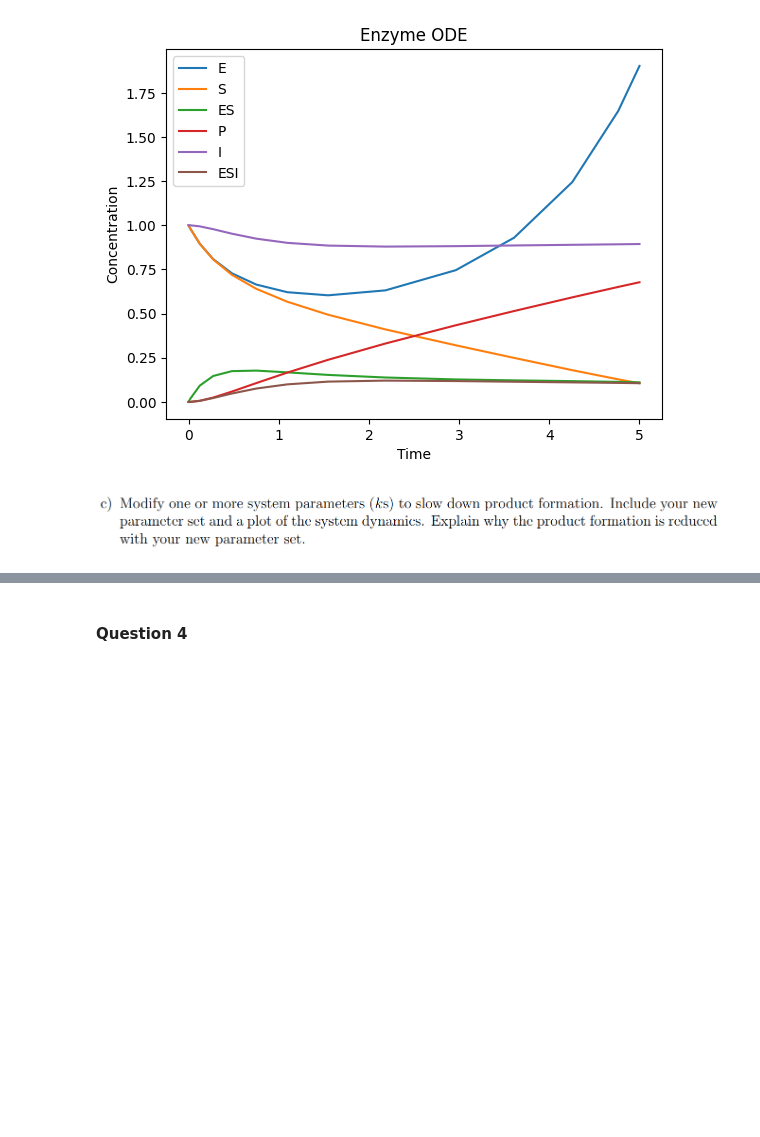
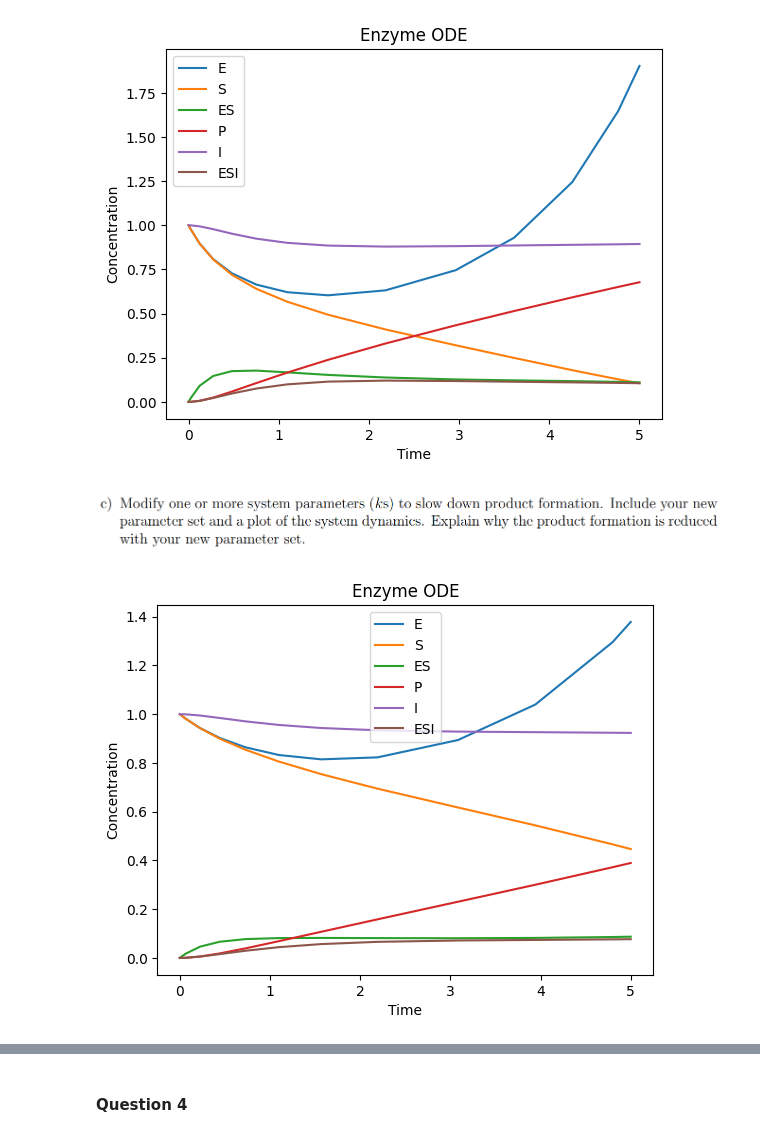
Before and after one commit to TC-Wheel/modeling_biological_systems, a Jupyter notebook: home_work/midterm.ipynb, the cells around one changed output, grey strips where cells are left out. Saved outputs shown, nothing was run; the diff lists cells and outputs as text; code cells hidden in the pictures; blank space fills up the shorter version.

```diff
--- a/home_work/midterm.ipynb
+++ b/home_work/midterm.ipynb
@@ -139,7 +139,8 @@ def enzyme_ODE(t, y):
     e,s,es,p,I,esi = y # unpack y
 
     # parameters
-    k1 = 1
+    '''MODIFIED k1'''
+    k1 = 0.3 #used to be 1
     kn1 = 1
     k2 = 1
     k3 = 1
@@ -148,30 +149,32 @@ def enzyme_ODE(t, y):
     # differential equations
     dedt = - k1 * e * s + kn1 * es + k2 * e * p
     dsdt = -k1 * e * s + kn1 * es
     desdt = k1 * e * s - kn1 * es - k2 * es - k3 * es * I + kn3 * esi
     dpdt = k2 * es
     dIdt = - k3 * es * I + kn3 * esi
     desidt = - kn3 * esi + k3 * es * I
 
     #outputs the deriviates for each of the species
     dydt = [dedt, dsdt, desdt, dpdt, dIdt, desidt] # repack dydt
     # the Y var needs to be the same size as the dydt!
 
     return dydt
 
 # the time interval of the simulation
 tspan = [0,5]
 
 # set initial conditions
 y = [1,1,0,0,1,0] # 'E', 'S', 'ES', 'P', 'I', 'ESI'
 
 # integrate the ODE
 sol = solve_ivp(enzyme_ODE, tspan, y)
 
 #plot the results
 plt.plot(sol.t, sol.y.T) #the T is the transpose to get the dimensions right for plotting
 plt.legend(['E', 'S', 'ES', 'P', 'I', 'ESI'])
 plt.title('Enzyme ODE')
 plt.xlabel('Time')
 plt.ylabel('Concentration')
 plt.show()
+# %% [output]
+[figure, added]
```
Also changed, not shown: parts of 1 cell of this notebook.
